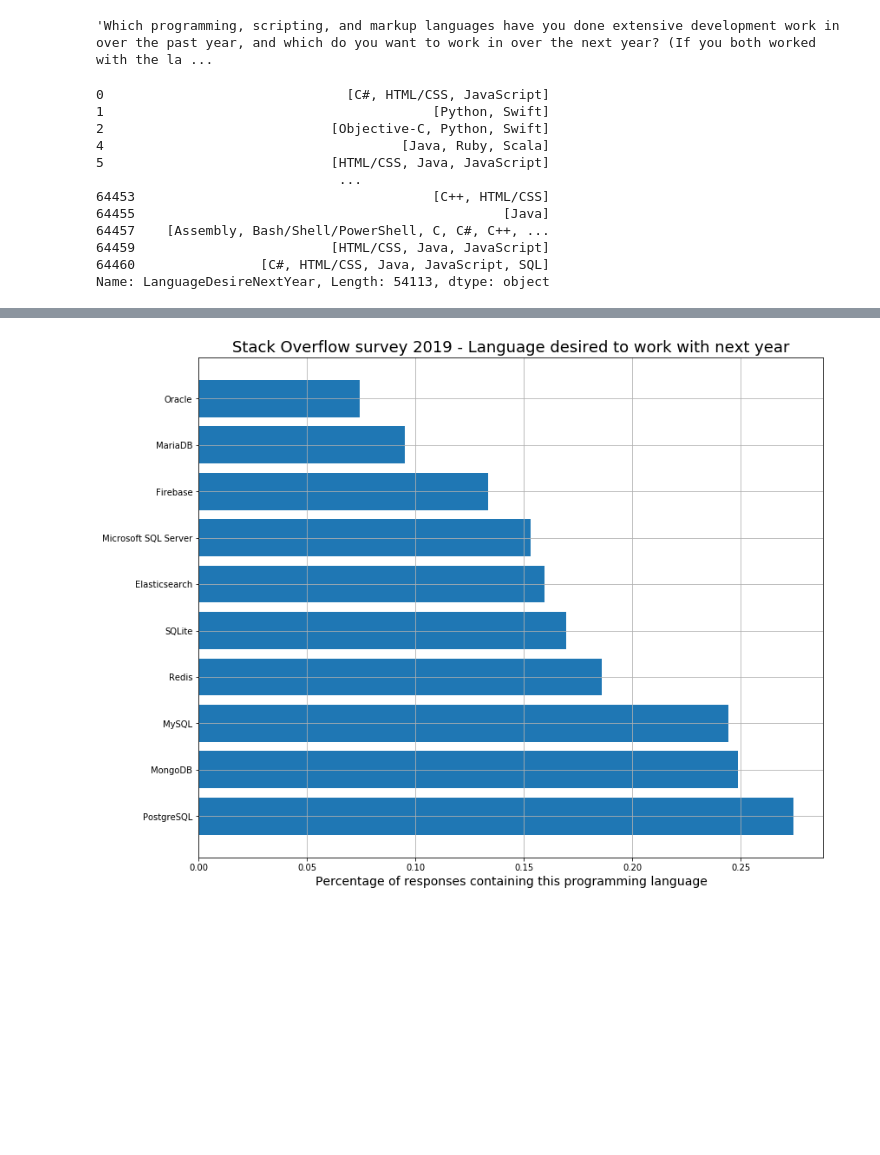
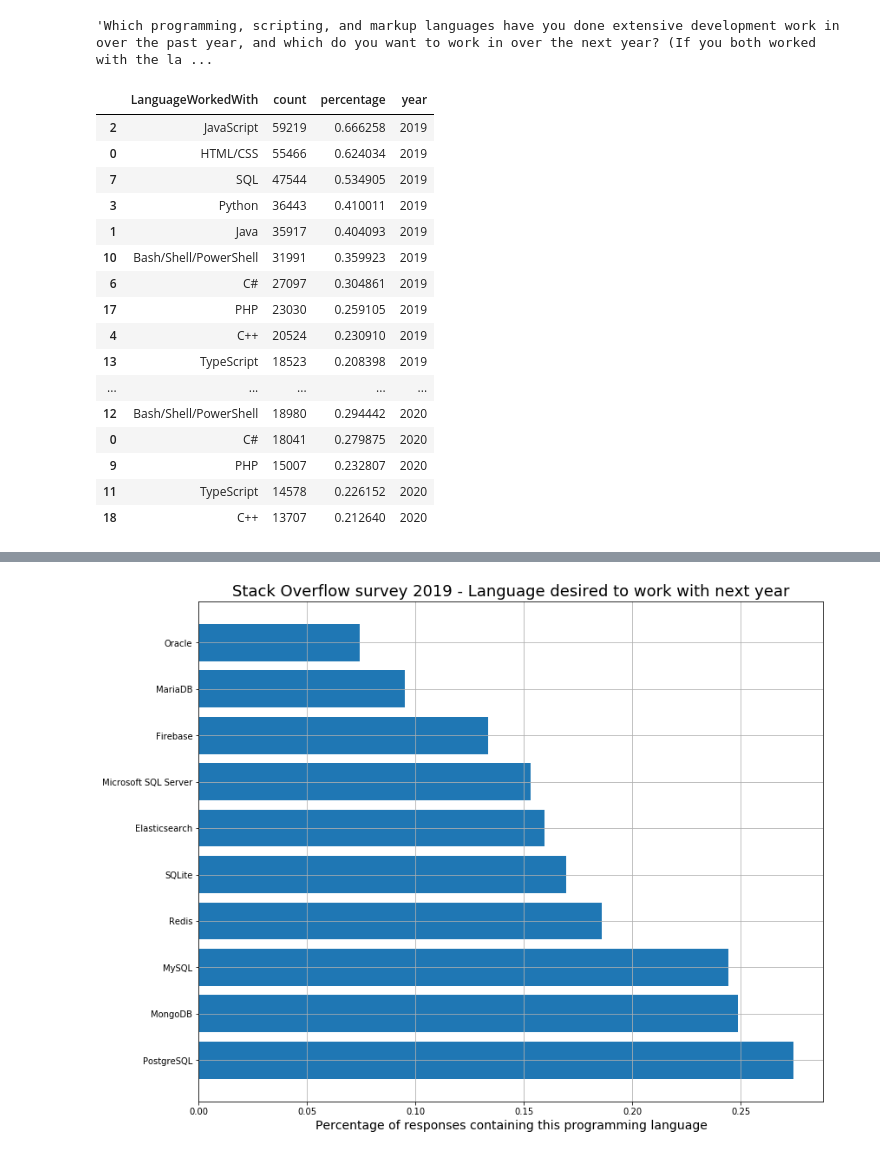
Before and after one commit to LeopoldWalther/StackOverflow_Survey, a Jupyter notebook: Survey_Analysis.ipynb, the cells around one changed output, grey strips where cells are left out. Drawn from its saved outputs; the diff is of its cells as text; code cells hidden in the pictures; blank space fills up the shorter version.

```diff
--- a/Survey_Analysis.ipynb
+++ b/Survey_Analysis.ipynb
@@ -376,20 +300,3 @@ def total_count(df, col1, col2, look_for):
-# %%
-df = df_2020_survey['LanguageDesireNextYear']
-df.dropna(inplace=True)
-df.apply(lambda x: x.split(';'))
-# %% [output]
-0                               [C#, HTML/CSS, JavaScript]
-1                                          [Python, Swift]
-2                             [Objective-C, Python, Swift]
-4                                      [Java, Ruby, Scala]
-5                             [HTML/CSS, Java, JavaScript]
-                               ...
-64453                                      [C++, HTML/CSS]
-64455                                               [Java]
-64457    [Assembly, Bash/Shell/PowerShell, C, C#, C++, ...
-64459                         [HTML/CSS, Java, JavaScript]
-64460                [C#, HTML/CSS, Java, JavaScript, SQL]
-Name: LanguageDesireNextYear, Length: 54113, dtype: object
 # %%
 
 # Can not use possible_vals approach as C will be found in C++, C' and Objective-C, same for Java and JavaScript
@@ -451,8 +356,16 @@ def separate_answers(df, column_of_interest):
 # %%
 # Args survey, list of columns to do work
 # %%
-def create_survey_comparison(df19, df20, column):
-    '''
+def create_survey_comparison(df19, df20, column, cut):
+    '''Funtion creates for a given column a comparison between two dataframes.
+
+    Args:
+        df19 - datframe of survey 2019
+        df20 - dataframe of survey 2020
+        column - column which should be compared
+
+    Returns:
+        survey_comparison - a dataframe containing the comparison of the input column of both input dataframes
     '''
 
     # Separate answers, where there is more than one per row
@@ -460,28 +373,56 @@ def create_survey_comparison(df19, df20, column):
     df20_separated = separate_answers(df20, column)
 
     # Merge dataframes of 2019 and 2020 to one
-    survey_comparison = pd.merge(df19_separated, df20_separated, on=column,
-                                 how='outer', suffixes=('_2019', '_2020'))
+    #survey_comparison = pd.merge(df19_separated, df20_separated, on=column,
+    #                             how='outer', suffixes=('_2019', '_2020'))
+
+    df19_separated['year'] = 2019
+    df20_separated['year'] = 2020
+
+    df19_separated = df19_separated[:cut]
+    df20_separated = df20_separated[:cut]
+
+    survey_comparison = df19_separated.append(df20_separated)
 
     return survey_comparison
 # %%
-language_worked = create_survey_comparison(df_2019_survey, df_2020_survey, 'LanguageWorkedWith')
+language_worked = create_survey_comparison(df_2019_survey, df_2020_survey, 'LanguageWorkedWith', 10)
 
-language_desired = create_survey_comparison(df_2019_survey, df_2020_survey, 'LanguageDesireNextYear')
+language_desired = create_survey_comparison(df_2019_survey, df_2020_survey, 'LanguageDesireNextYear', 10)
 
-database_worked = create_survey_comparison(df_2019_survey, df_2020_survey, 'DatabaseWorkedWith')
+database_worked = create_survey_comparison(df_2019_survey, df_2020_survey, 'DatabaseWorkedWith', 10)
 
-database_desired = create_survey_comparison(df_2019_survey, df_2020_survey, 'DatabaseDesireNextYear')
+database_desired = create_survey_comparison(df_2019_survey, df_2020_survey, 'DatabaseDesireNextYear', 10)
 
 
-platform_worked = create_survey_comparison(df_2019_survey, df_2020_survey, 'PlatformWorkedWith')
+platform_worked = create_survey_comparison(df_2019_survey, df_2020_survey, 'PlatformWorkedWith', 10)
 
-platform_desired = create_survey_comparison(df_2019_survey, df_2020_survey, 'PlatformDesireNextYear')
+platform_desired = create_survey_comparison(df_2019_survey, df_2020_survey, 'PlatformDesireNextYear', 10)
 
 
 df_2019_survey.rename(columns={'WebFrameWorkedWith':'WebframeWorkedWith',
                                'WebFrameDesireNextYear':'WebframeDesireNextYear'}, inplace=True)
 
-webframe_worked = create_survey_comparison(df_2019_survey, df_2020_survey, 'WebframeWorkedWith')
+webframe_worked = create_survey_comparison(df_2019_survey, df_2020_survey, 'WebframeWorkedWith', 10)
 
-webframe_desired = create_survey_comparison(df_2019_survey, df_2020_survey, 'WebframeDesireNextYear')
+webframe_desired = create_survey_comparison(df_2019_survey, df_2020_survey, 'WebframeDesireNextYear', 10)
+# %%
+language_worked
+# %% [output]
+|  | LanguageWorkedWith | count | percentage | year |
+| 2 | JavaScript | 59219 | 0.666258 | 2019 |
+| 0 | HTML/CSS | 55466 | 0.624034 | 2019 |
+| 7 | SQL | 47544 | 0.534905 | 2019 |
+| 3 | Python | 36443 | 0.410011 | 2019 |
+| 1 | Java | 35917 | 0.404093 | 2019 |
+| 10 | Bash/Shell/PowerShell | 31991 | 0.359923 | 2019 |
+| 6 | C# | 27097 | 0.304861 | 2019 |
+| 17 | PHP | 23030 | 0.259105 | 2019 |
+| 4 | C++ | 20524 | 0.230910 | 2019 |
+| 13 | TypeScript | 18523 | 0.208398 | 2019 |
+| ... | ... | ... | ... | ... |
+| 12 | Bash/Shell/PowerShell | 18980 | 0.294442 | 2020 |
+| 0 | C# | 18041 | 0.279875 | 2020 |
+| 9 | PHP | 15007 | 0.232807 | 2020 |
+| 11 | TypeScript | 14578 | 0.226152 | 2020 |
+| 18 | C++ | 13707 | 0.212640 | 2020 |
```
Also changed, not shown: parts of 10 cells of this notebook.
